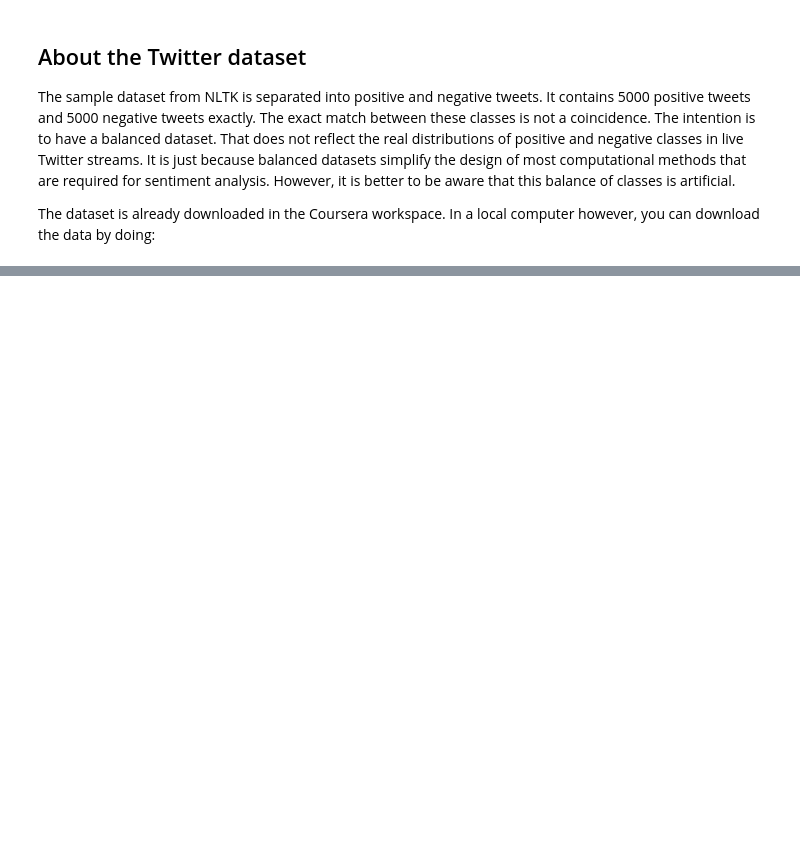
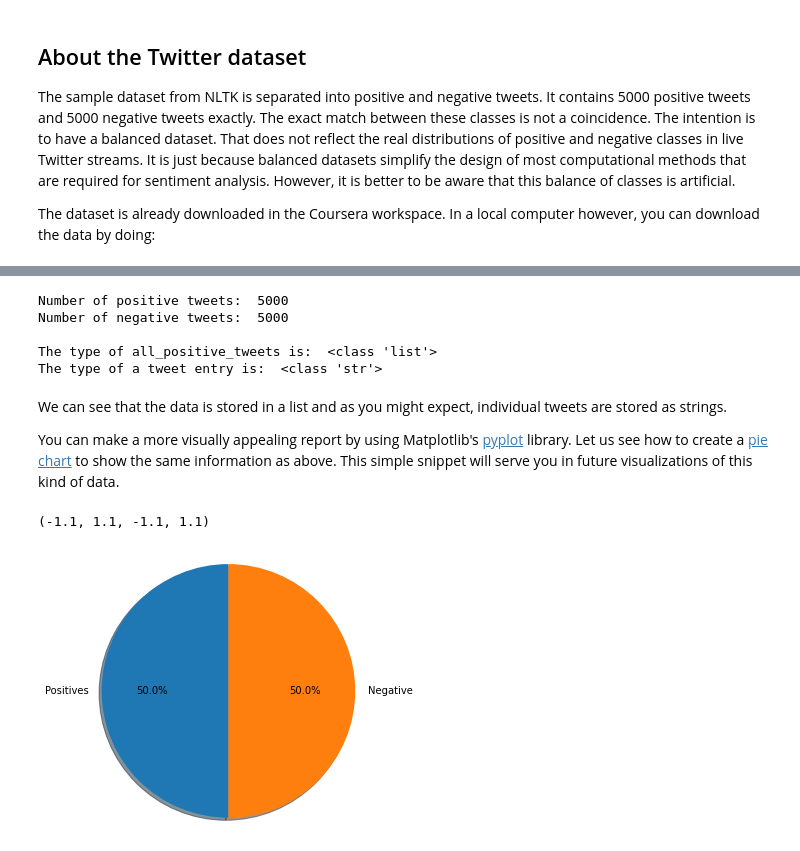
Before and after one commit to QiuSYang/deep-learning-study, a Jupyter notebook: ai_deep_learning_course_study/deeplearning_ai_nlp/nlp_classification_vector_spaces/Sentiment_Analysis_Logistic_Regression.ipynb, the cells around one changed output, grey strips where cells are left out. Saved outputs shown, nothing was run; the diff lists cells and outputs as text; code cells hidden in the pictures; blank space fills up the shorter version.

```diff
--- a/ai_deep_learning_course_study/deeplearning_ai_nlp/nlp_classification_vector_spaces/Sentiment_Analysis_Logistic_Regression.ipynb
+++ b/ai_deep_learning_course_study/deeplearning_ai_nlp/nlp_classification_vector_spaces/Sentiment_Analysis_Logistic_Regression.ipynb
@@ -41,0 +44,30 @@ LookupError:
+# %%
+print('Number of positive tweets: ', len(all_positive_tweets))
+print('Number of negative tweets: ', len(all_negative_tweets))
+
+print('\nThe type of all_positive_tweets is: ', type(all_positive_tweets))
+print('The type of a tweet entry is: ', type(all_negative_tweets[0]))
+# %% [output]
+Number of positive tweets:  5000
+Number of negative tweets:  5000
+
+The type of all_positive_tweets is:  <class 'list'>
+The type of a tweet entry is:  <class 'str'>
+# %% [markdown]
+We can see that the data is stored in a list and as you might expect, individual tweets are stored as strings.
+
+You can make a more visually appealing report by using Matplotlib's [pyplot](https://matplotlib.org/tutorials/introductory/pyplot.html) library. Let us see how to create a [pie chart](https://matplotlib.org/3.2.1/gallery/pie_and_polar_charts/pie_features.html#sphx-glr-gallery-pie-and-polar-charts-pie-features-py) to show the same information as above. This simple snippet will serve you in future visualizations of this kind of data.
+# %%
+fig=plt.figure(figsize=(5,5))
+
+labels=('Positives','Negative')
+
+sizes=[len(all_positive_tweets),len(all_negative_tweets)]
+
+plt.pie(sizes,labels=labels,autopct='%1.1f%%',
+        shadow=True, startangle=90)
+
+plt.axis('equal')
+# %% [output]
+(-1.1, 1.1, -1.1, 1.1)
+[figure, added]
```
Also changed, not shown: parts of 81 cells of this notebook, 1 other file.
